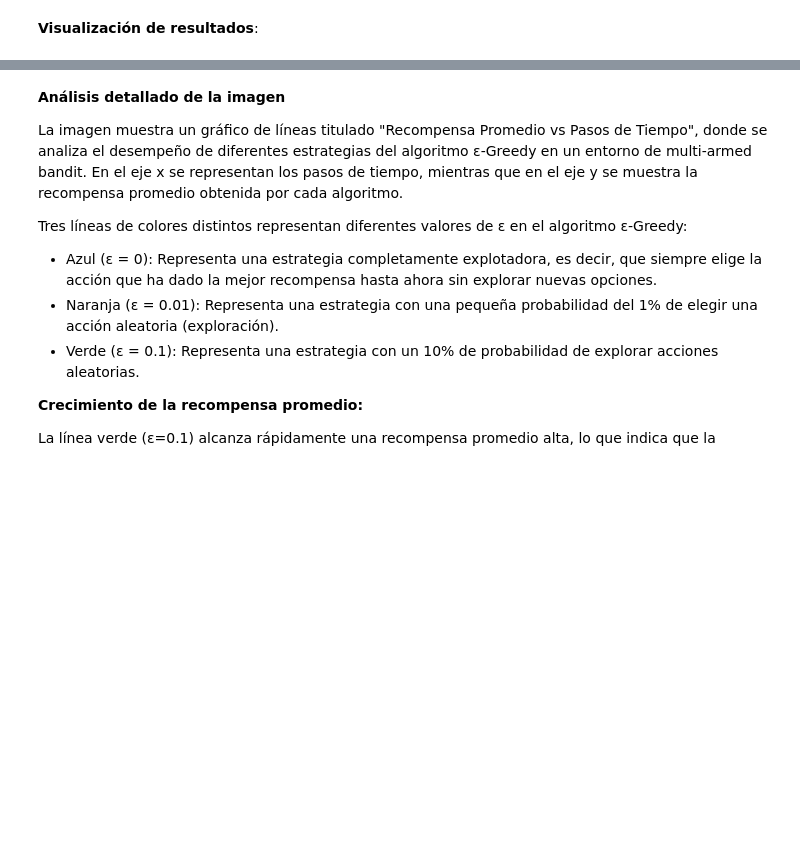
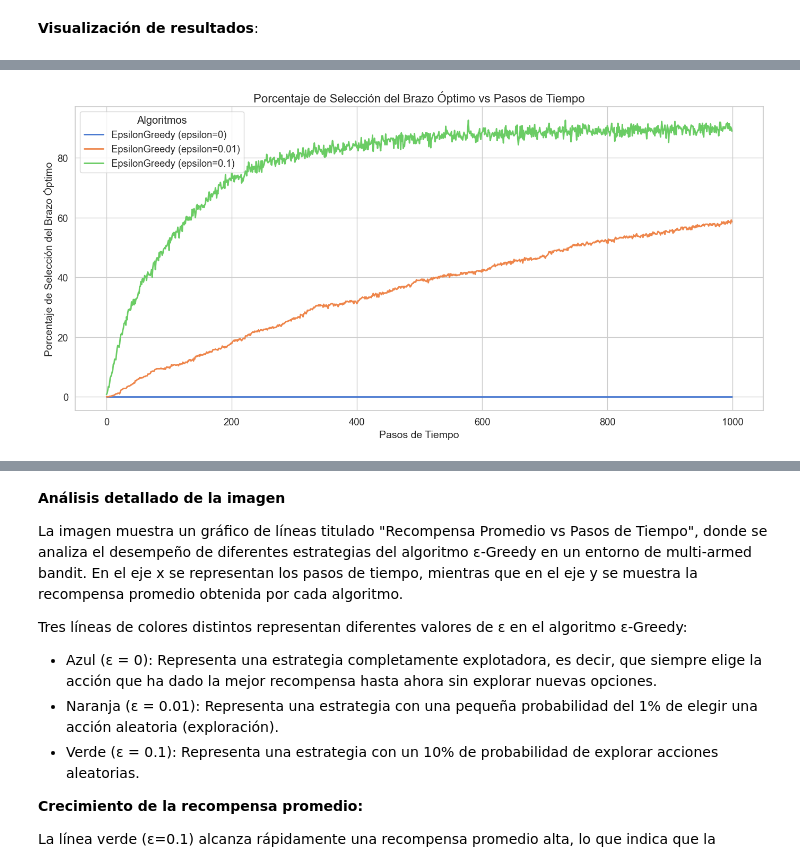
Before and after one commit to GonzaloMA-17/k_brazos_FJLGM, a Jupyter notebook: notebook1.ipynb, the cells around one changed output, grey strips where cells are left out. Drawn from its saved outputs; the diff is of its cells as text; code cells hidden in the pictures; blank space fills up the shorter version.

```diff
--- a/notebook1.ipynb
+++ b/notebook1.ipynb
@@ -99,4 +144,4 @@ print(f"Optimal arm: {optimal_arm + 1} with expected reward={bandit.get_expected
 algorithms = [EpsilonGreedy(k=k, epsilon=0), EpsilonGreedy(k=k, epsilon=0.01), EpsilonGreedy(k=k, epsilon=0.1)]
 
 # Ejecutar el experimento y obtener las recompensas promedio y promedio de las selecciones óptimas
-rewards, optimal_selections = run_experiment(bandit, algorithms, steps, runs)
+rewards, optimal_selections, armStats = run_experiment_modified(bandit, algorithms, steps, runs)
@@ -108,0 +159,4 @@ plot_average_rewards(steps, rewards, algorithms)
+# %%
+plot_optimal_selections(steps, optimal_selections, algorithms)
+# %% [output]
+[figure, added]
```
Also changed, not shown: parts of 6 cells of this notebook, 2 other files.
